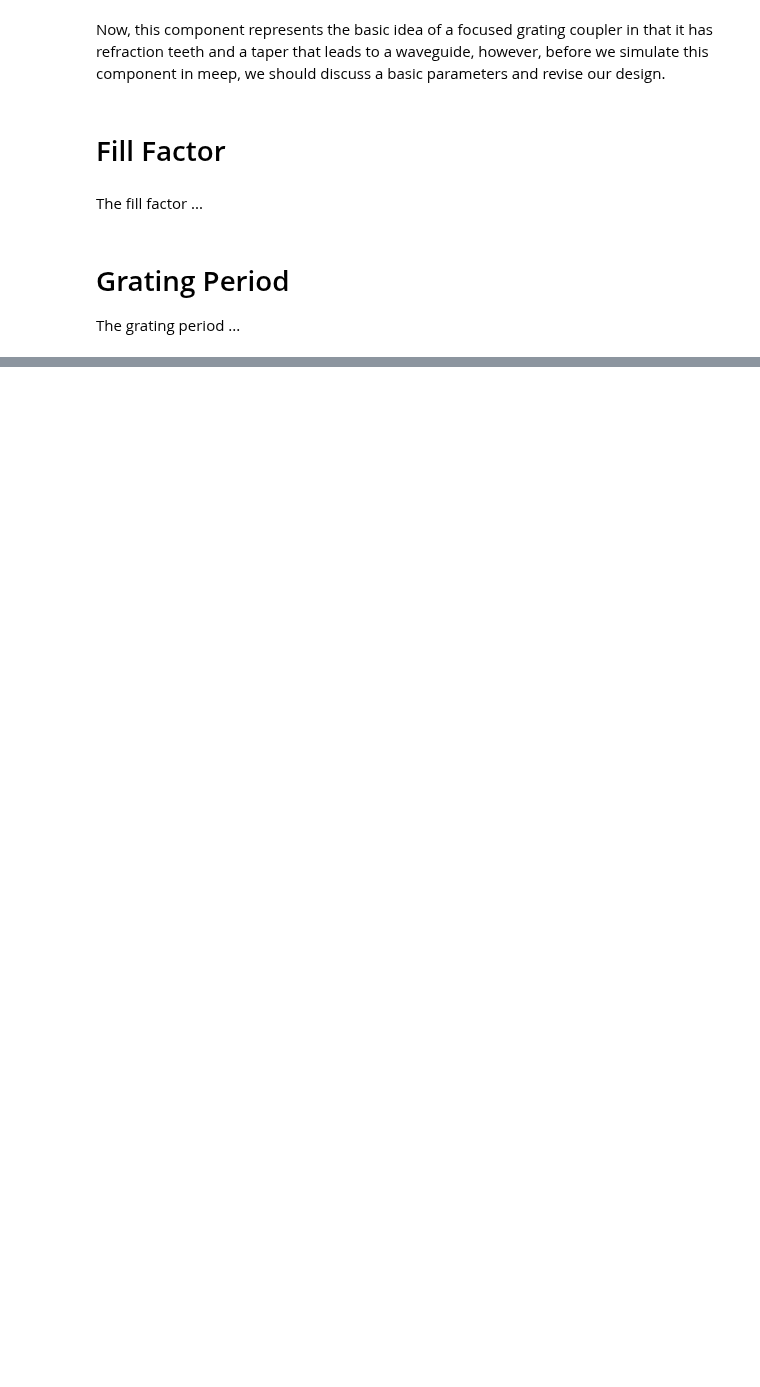
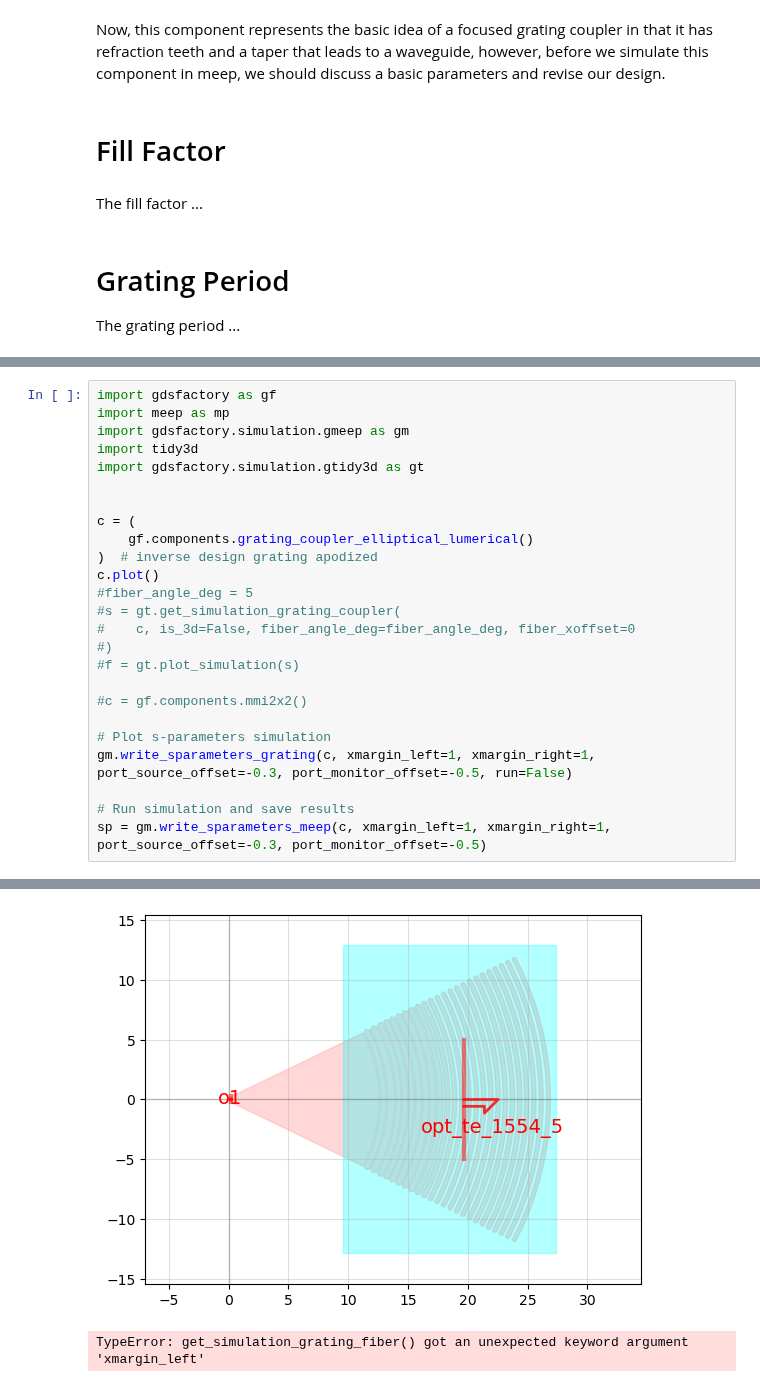
Before and after one commit to BYUCamachoLab/Photonics-Bootcamp, a Jupyter notebook: book/pages/grating_couplers.ipynb, the cells around one changed output, grey strips where cells are left out. Cells and saved outputs as stored; diff of their text form; blank space fills up the shorter version.

```diff
--- a/book/pages/grating_couplers.ipynb
+++ b/book/pages/grating_couplers.ipynb
@@ -165,0 +185,26 @@ focusing_grating_couple_f701ae8b: uid c6ade7ec, ports ['o1'], references [], 25
+# %%
+import gdsfactory as gf
+import meep as mp
+import gdsfactory.simulation.gmeep as gm
+import tidy3d
+import gdsfactory.simulation.gtidy3d as gt
+
+
+c = (
+    gf.components.grating_coupler_elliptical_lumerical()
+)  # inverse design grating apodized
+c.plot()
+#fiber_angle_deg = 5
+#s = gt.get_simulation_grating_coupler(
+#    c, is_3d=False, fiber_angle_deg=fiber_angle_deg, fiber_xoffset=0
+#)
+#f = gt.plot_simulation(s)
+
+#c = gf.components.mmi2x2()
+
+# Plot s-parameters simulation
+gm.write_sparameters_grating(c, xmargin_left=1, xmargin_right=1, port_source_offset=-0.3, port_monitor_offset=-0.5, run=False)
+
+# Run simulation and save results
+sp = gm.write_sparameters_meep(c, xmargin_left=1, xmargin_right=1, port_source_offset=-0.3, port_monitor_offset=-0.5)
+# %% [output]
@@ -165,0 +212,2 @@ focusing_grating_couple_f701ae8b: uid c6ade7ec, ports ['o1'], references [], 25
+[figure, added]
+TypeError: get_simulation_grating_fiber() got an unexpected keyword argument 'xmargin_left'
```
Also changed, not shown: parts of 3 cells of this notebook, 3 other files.
